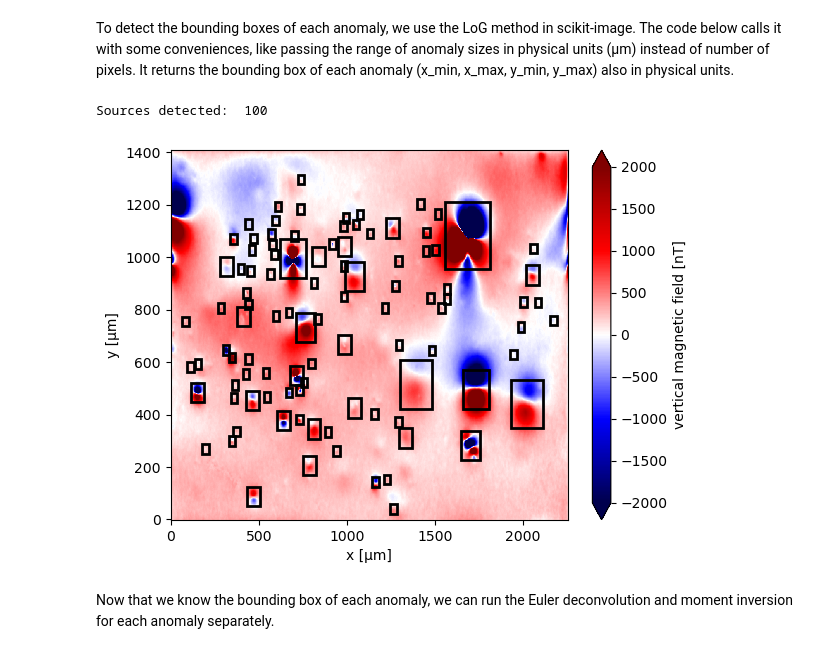
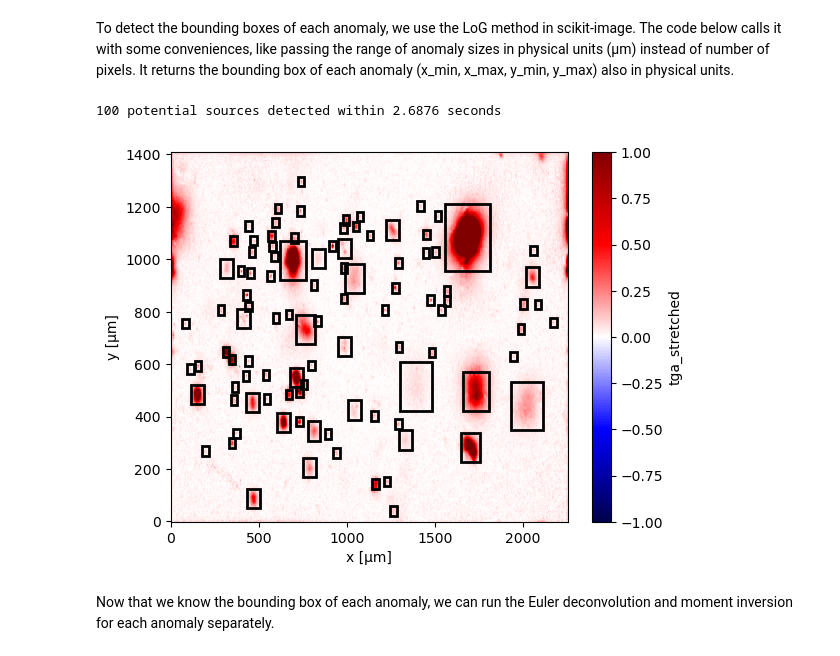
Before and after one commit to compgeolab/micromag-euler-dipole, a Jupyter notebook: code/03_real_data.ipynb, the cells around one changed output. Saved outputs shown, nothing was run; the diff lists cells and outputs as text; code cells hidden in the pictures.

```diff
--- a/code/03_real_data.ipynb
+++ b/code/03_real_data.ipynb
@@ -142,6 +145,8 @@ data_up.tga_stretched.plot.pcolormesh(cmap="gray_r")
 # %% [markdown]
 To detect the bounding boxes of each anomaly, we use the LoG method in scikit-image. The code below calls it with some conveniences, like passing the range of anomaly sizes in physical units (µm) instead of number of pixels. It returns the bounding box of each anomaly (x_min, x_max, y_min, y_max) also in physical units.
 # %%
+start_detection_time = time.perf_counter()
+
 windows = mg.detect_anomalies(
     data_up.tga_stretched,
     size_range=[20, 200],
@@ -151,26 +156,31 @@ windows = mg.detect_anomalies(
     exclude_border=30,
     nsizes=10,
 )
-print('Sources detected: ', np.shape(windows)[0])
+
+end_detection_time = time.perf_counter()
-# %% [output]
-Sources detected:  100
+# %%
+detection_time = end_detection_time-start_detection_time
+
+print(f'{np.shape(windows)[0]} potential sources detected within {round(detection_time, 4)} seconds', )
+# %% [output]
+100 potential sources detected within 2.6876 seconds
 # %%
 ax = plt.subplot(111)
-scale = 2000
-data_up.bz.plot.pcolormesh(ax=ax, cmap="seismic", vmax=scale, vmin=-scale)
+scale = 1
+data_up.tga_stretched.plot.pcolormesh(ax=ax, cmap="seismic", vmax=scale, vmin=-scale)
 for window in windows:
     rect = matplotlib.patches.Rectangle(
         xy=[window[0], window[2]],
         width=window[1] - window[0],
         height=window[3] - window[2],
         edgecolor="k",
         fill=False,
         linewidth=2,
     )
     ax.add_patch(rect)
 ax.set_aspect("auto")
 # %% [output]
-[figure, old version]
+[figure, new version]
 # %% [markdown]
 Now that we know the bounding box of each anomaly, we can run the Euler deconvolution and moment inversion for each anomaly separately.
 # %% [markdown]
```
Also changed, not shown: parts of 14 cells of this notebook, 3 other files.
